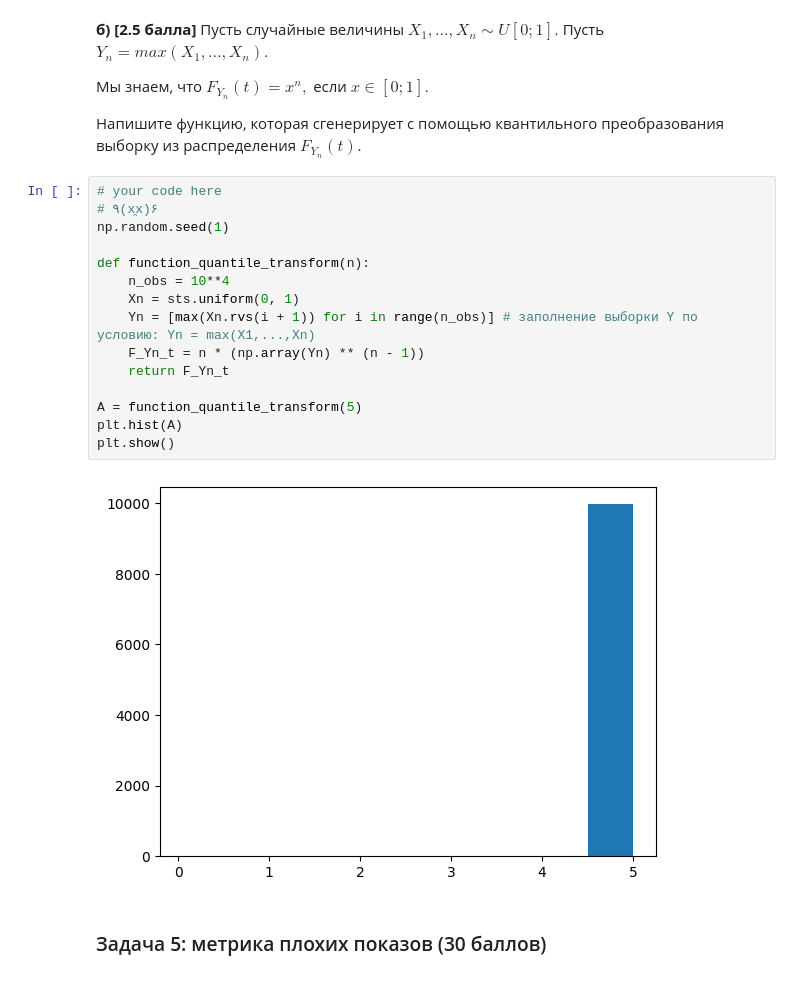
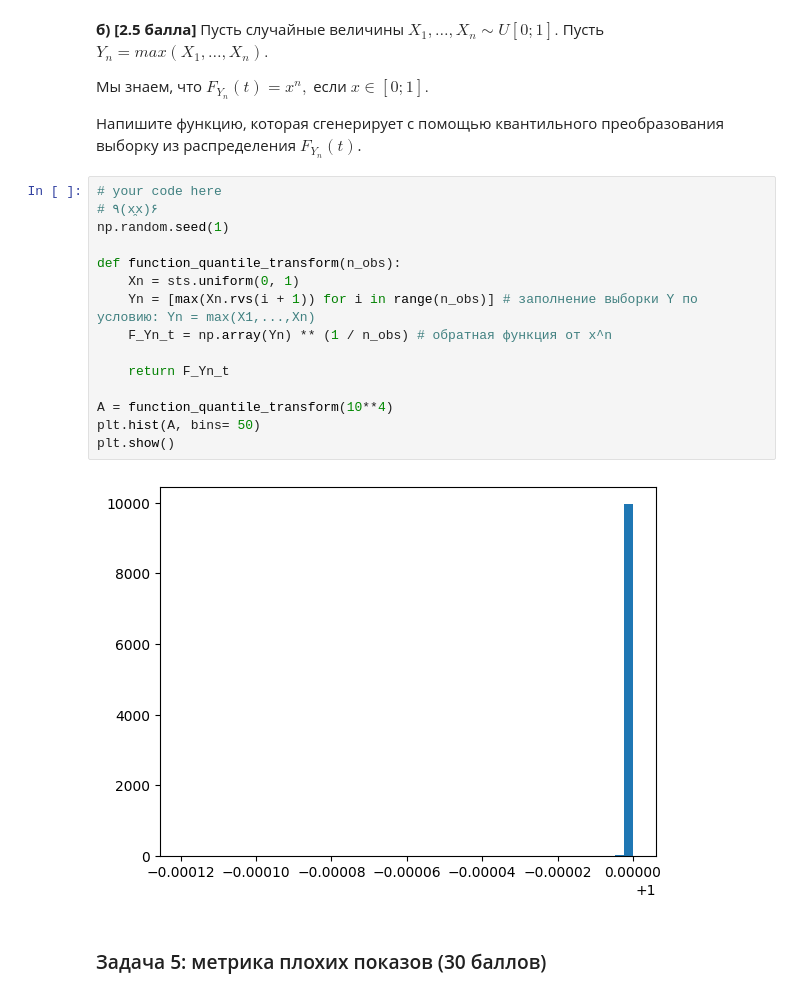
Before and after one commit to IYuminov/yet_another_matstat_course, a Jupyter notebook: hw_2024/yam_hw01-Interstellar.ipynb, the cells around one changed output. Drawn from its saved outputs; the diff is of its cells as text.

```diff
--- a/hw_2024/yam_hw01-Interstellar.ipynb
+++ b/hw_2024/yam_hw01-Interstellar.ipynb
@@ -382,20 +465,20 @@ __б) [2.5 балла]__ Пусть случайные величины $X_1, \l
 # %%
 # your code here
 # ٩(x̯x)۶
 np.random.seed(1)
 
-def function_quantile_transform(n):
-    n_obs = 10**4
+def function_quantile_transform(n_obs):
     Xn = sts.uniform(0, 1)
     Yn = [max(Xn.rvs(i + 1)) for i in range(n_obs)] # заполнение выборки Y по условию: Yn = max(X1,...,Xn)
-    F_Yn_t = n * (np.array(Yn) ** (n - 1))
+    F_Yn_t = np.array(Yn) ** (1 / n_obs) # обратная функция от x^n
+
     return F_Yn_t
 
-A = function_quantile_transform(5)
-plt.hist(A)
+A = function_quantile_transform(10**4)
+plt.hist(A, bins= 50)
 plt.show()
 # %% [output]
-[figure, old version]
+[figure, new version]
 # %% [markdown]
 ### Задача 5: метрика плохих показов (30 баллов)
 # %% [markdown]
```
Also changed, not shown: parts of 16 cells of this notebook.
